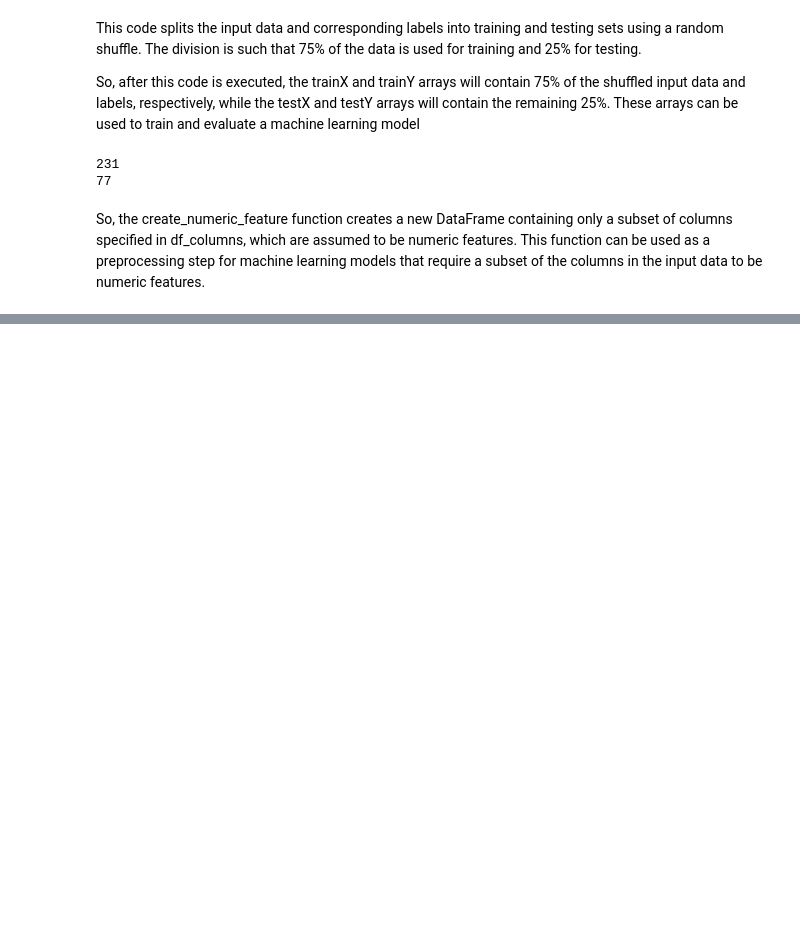
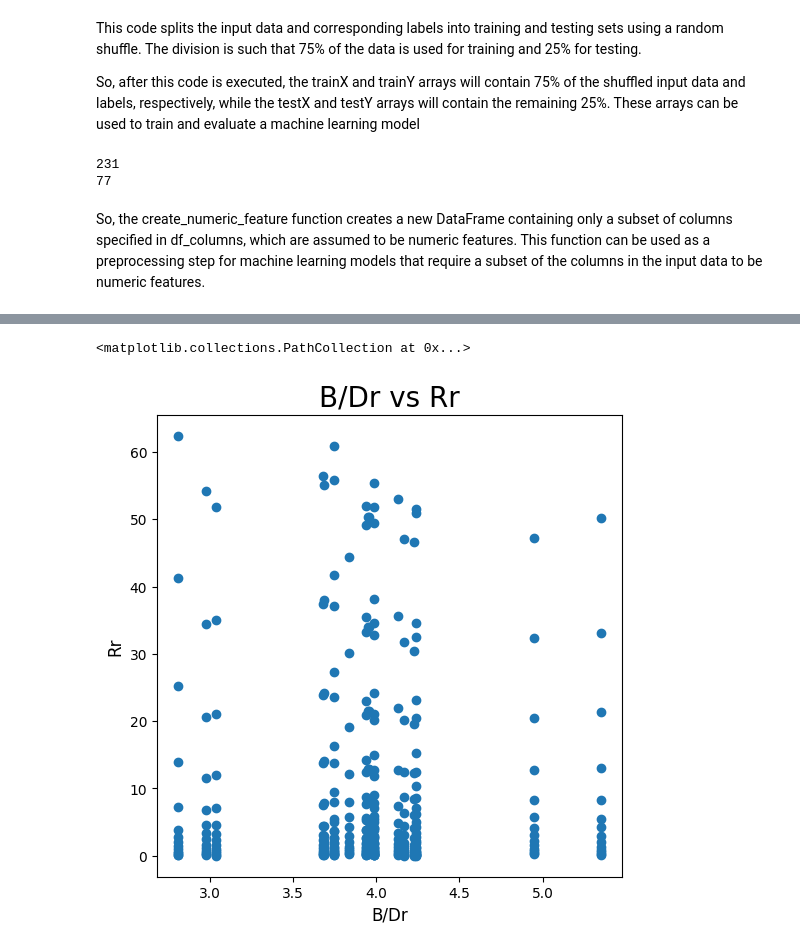
Before and after one commit to Rockingrishu/Yacht-Hydrodynamics-project, a Jupyter notebook: dataset.ipynb, the cells around one changed output, grey strips where cells are left out. Drawn from its saved outputs; the diff is of its cells as text; code cells hidden in the pictures; blank space fills up the shorter version.

```diff
--- a/dataset.ipynb
+++ b/dataset.ipynb
@@ -133,0 +260,9 @@ So, the create_numeric_feature function creates a new DataFrame containing only
+# %%
+fig,ax = plt.subplots(figsize=(6,6))
+ax.set_title(orders[1]+' vs '+target[0],fontsize=20)
+ax.set_ylabel(target[0],fontsize=12)
+ax.set_xlabel(orders[1],fontsize=12)
+ax.scatter(df[orders[1]],df[target[0]],)
+# %% [output]
+<matplotlib.collections.PathCollection at 0x...>
+[figure, added]
```
Also changed, not shown: parts of 16 cells of this notebook.
